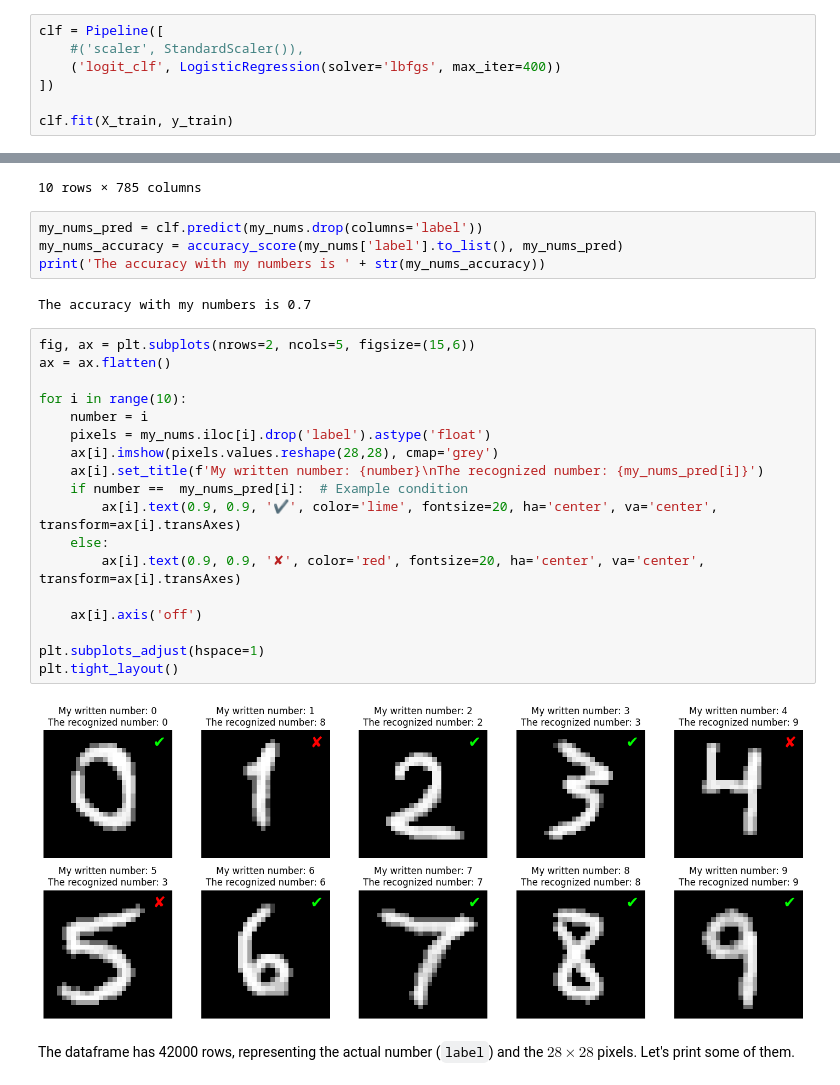
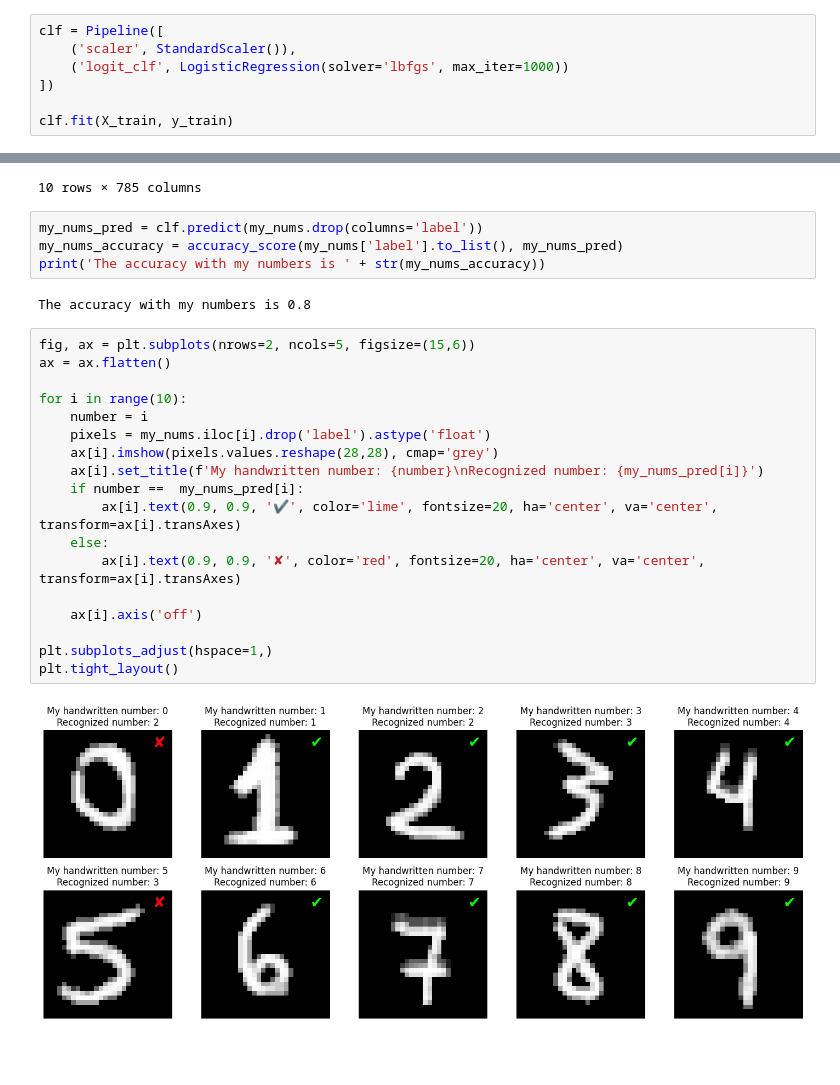
Before and after one commit to matuneville/ml-projects, a Jupyter notebook: projects/handwritten-digits-recognition/logistic-regression-digits-recognizer.ipynb, the cells around one changed output, grey strips where cells are left out. Cells and saved outputs as stored; diff of their text form; blank space fills up the shorter version.

Commit message:
digits recognizer - standardizing features

```diff
--- a/projects/handwritten-digits-recognition/logistic-regression-digits-recognizer.ipynb
+++ b/projects/handwritten-digits-recognition/logistic-regression-digits-recognizer.ipynb
@@ -73,8 +73,8 @@ from sklearn.pipeline import Pipeline
 from sklearn.preprocessing import StandardScaler
 # %%
 clf = Pipeline([
-    #('scaler', StandardScaler()),
-    ('logit_clf', LogisticRegression(solver='lbfgs', max_iter=400))
+    ('scaler', StandardScaler()),
+    ('logit_clf', LogisticRegression(solver='lbfgs', max_iter=1000))
 ])
 
 clf.fit(X_train, y_train)
@@ -139,26 +133,24 @@ my_nums_pred = clf.predict(my_nums.drop(columns='label'))
 my_nums_accuracy = accuracy_score(my_nums['label'].to_list(), my_nums_pred)
 print('The accuracy with my numbers is ' + str(my_nums_accuracy))
 # %% [output]
-The accuracy with my numbers is 0.7
+The accuracy with my numbers is 0.8
 # %%
 fig, ax = plt.subplots(nrows=2, ncols=5, figsize=(15,6))
 ax = ax.flatten()
 
 for i in range(10):
     number = i
     pixels = my_nums.iloc[i].drop('label').astype('float')
     ax[i].imshow(pixels.values.reshape(28,28), cmap='grey')
-    ax[i].set_title(f'My written number: {number}\nThe recognized number: {my_nums_pred[i]}')
-    if number ==  my_nums_pred[i]:  # Example condition
+    ax[i].set_title(f'My handwritten number: {number}\nRecognized number: {my_nums_pred[i]}')
+    if number ==  my_nums_pred[i]:
         ax[i].text(0.9, 0.9, '✔', color='lime', fontsize=20, ha='center', va='center', transform=ax[i].transAxes)
     else:
         ax[i].text(0.9, 0.9, '✘', color='red', fontsize=20, ha='center', va='center', transform=ax[i].transAxes)
 
     ax[i].axis('off')
 
-plt.subplots_adjust(hspace=1)
+plt.subplots_adjust(hspace=1,)
 plt.tight_layout()
 # %% [output]
-[figure, old version]
+[figure, new version]
-# %% [markdown]
-The dataframe has 42000 rows, representing the actual number (`label`) and the $28 \times 28$ pixels. Let's print some of them.
```
Also changed, not shown: parts of 4 cells of this notebook.
